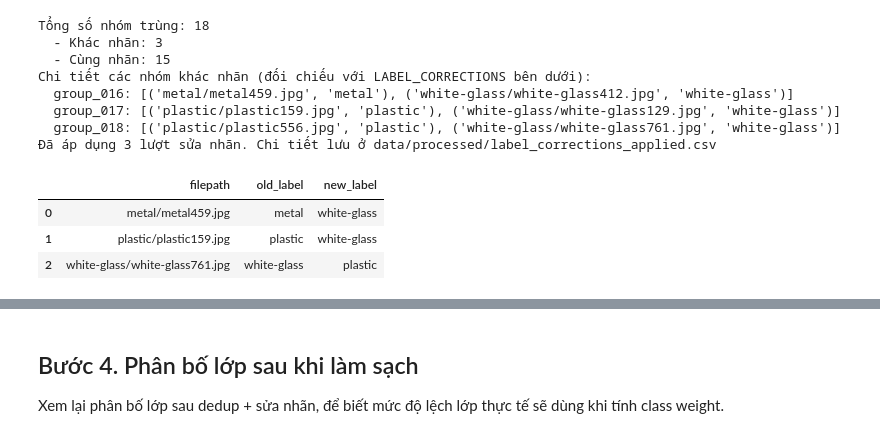
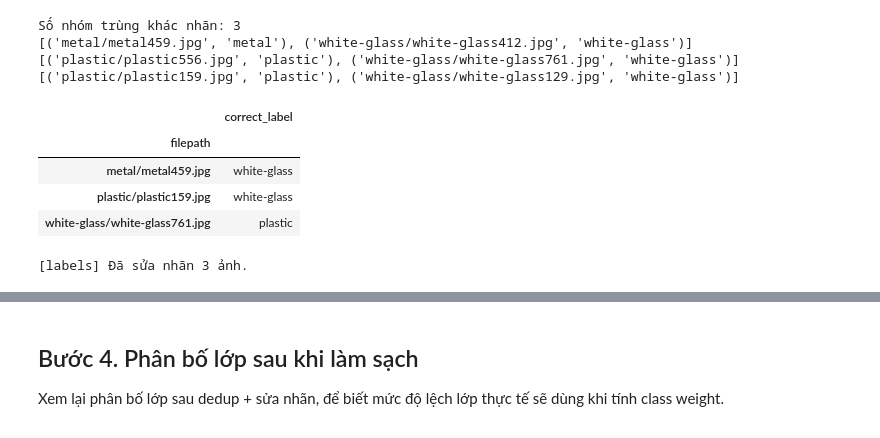
Before and after one commit to oopsvananh/deep_learning-waste_classification, a Jupyter notebook: preprocess/Preprocessing.ipynb, the cells around one changed output, grey strips where cells are left out. Saved outputs shown, nothing was run; the diff lists cells and outputs as text; code cells hidden in the pictures.

```diff
--- a/preprocess/Preprocessing.ipynb
+++ b/preprocess/Preprocessing.ipynb
@@ -177,66 +107,20 @@ dict `LABEL_CORRECTIONS` bên dưới rồi chạy lại — không cần thao t
 # %%
-dup_counts = df['file_hash'].value_counts()
-dup_hashes = dup_counts[dup_counts > 1].index
+cross_label_groups = find_cross_label_duplicates(df)
+print('Số nhóm trùng khác nhãn:', len(cross_label_groups))
+for group in cross_label_groups:
+    print(group)
 
-groups = []
-for i, h in enumerate(dup_hashes, start=1):
-    members = df.loc[df.file_hash == h]
-    groups.append({
-        'group_id': f'group_{i:03d}',
-        'file_hash': h,
-        'n_images': len(members),
-        'cross_label': members.label.nunique() > 1,
-        'files': members['filepath'].tolist(),
-        'labels': members['label'].tolist(),
-    })
-
-cross_label_groups = [g for g in groups if g['cross_label']]
-same_label_groups = [g for g in groups if not g['cross_label']]
-
-print(f'Tổng số nhóm trùng: {len(groups)}')
-print(f'  - Khác nhãn: {len(cross_label_groups)}')
-print(f'  - Cùng nhãn: {len(same_label_groups)}')
-
-if cross_label_groups:
-    print('Chi tiết các nhóm khác nhãn (đối chiếu với LABEL_CORRECTIONS bên dưới):')
-    for g in cross_label_groups:
-        print(f"  {g['group_id']}: {list(zip(g['files'], g['labels']))}")
-
-# Nhãn đúng đã xác định bằng mắt (xem hướng dẫn ở ô markdown phía trên).
-# Thêm/sửa dòng ở đây nếu phát hiện thêm ảnh gán nhầm nhãn.
-LABEL_CORRECTIONS = {
-    'metal/metal459.jpg': 'white-glass',
-    'plastic/plastic159.jpg': 'white-glass',
-    'white-glass/white-glass761.jpg': 'plastic',
-}
-
-applied = []
-for filepath, correct_label in LABEL_CORRECTIONS.items():
-    mask = df['filepath'] == filepath
-    if not mask.any():
-        print(f'Cảnh báo: không tìm thấy {filepath} trong dữ liệu hiện tại, bỏ qua.')
-        continue
-    if correct_label not in CLASSES:
-        print(f"Cảnh báo: '{correct_label}' không nằm trong CLASSES, bỏ qua {filepath}.")
-        continue
-    old_label = df.loc[mask, 'label'].iloc[0]
-    df.loc[mask, 'label'] = correct_label
-    applied.append({'filepath': filepath, 'old_label': old_label, 'new_label': correct_label})
-
-applied_df = pd.DataFrame(applied, columns=['filepath', 'old_label', 'new_label'])
-applied_df.to_csv(PROCESSED_DIR / 'label_corrections_applied.csv', index=False, encoding='utf-8-sig')
-print(f'Đã áp dụng {len(applied_df)} lượt sửa nhãn. Chi tiết lưu ở data/processed/label_corrections_applied.csv')
+display(pd.Series(LABEL_CORRECTIONS, name='correct_label').rename_axis('filepath').to_frame())
+df, applied_df = apply_label_corrections(df)
 display(applied_df)
 # %% [output]
-Tổng số nhóm trùng: 18
-  - Khác nhãn: 3
-  - Cùng nhãn: 15
-Chi tiết các nhóm khác nhãn (đối chiếu với LABEL_CORRECTIONS bên dưới):
-  group_016: [('metal/metal459.jpg', 'metal'), ('white-glass/white-glass412.jpg', 'white-glass')]
-  group_017: [('plastic/plastic159.jpg', 'plastic'), ('white-glass/white-glass129.jpg', 'white-glass')]
-  group_018: [('plastic/plastic556.jpg', 'plastic'), ('white-glass/white-glass761.jpg', 'white-glass')]
-Đã áp dụng 3 lượt sửa nhãn. Chi tiết lưu ở data/processed/label_corrections_applied.csv
+Số nhóm trùng khác nhãn: 3
+[('metal/metal459.jpg', 'metal'), ('white-glass/white-glass412.jpg', 'white-glass')]
+[('plastic/plastic556.jpg', 'plastic'), ('white-glass/white-glass761.jpg', 'white-glass')]
+[('plastic/plastic159.jpg', 'plastic'), ('white-glass/white-glass129.jpg', 'white-glass')]
-|  | filepath | old_label | new_label |
-| 0 | metal/metal459.jpg | metal | white-glass |
-| 1 | plastic/plastic159.jpg | plastic | white-glass |
-| 2 | white-glass/white-glass761.jpg | white-glass | plastic |
+|  | correct_label |
+| filepath |  |
+| metal/metal459.jpg | white-glass |
+| plastic/plastic159.jpg | white-glass |
+| white-glass/white-glass761.jpg | plastic |
+[labels] Đã sửa nhãn 3 ảnh.
```
Also changed, not shown: parts of 19 cells of this notebook.
